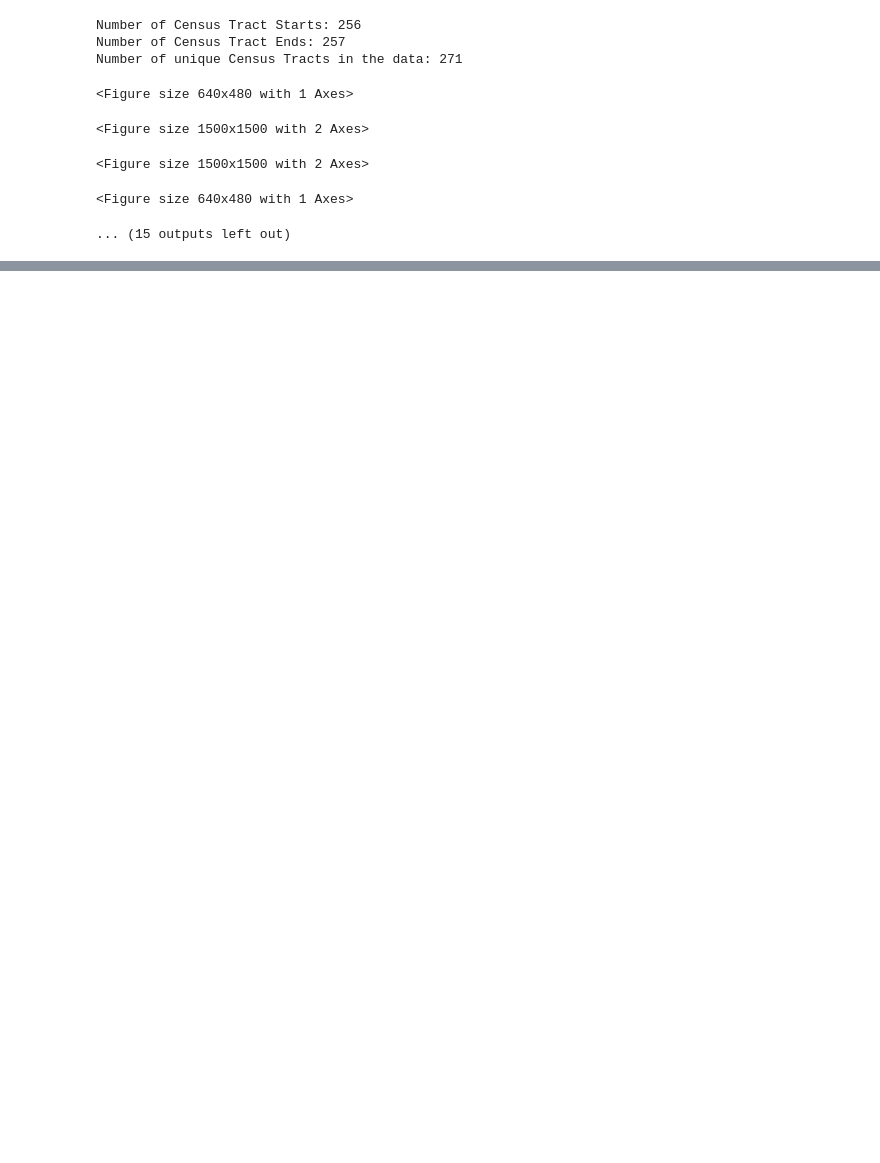
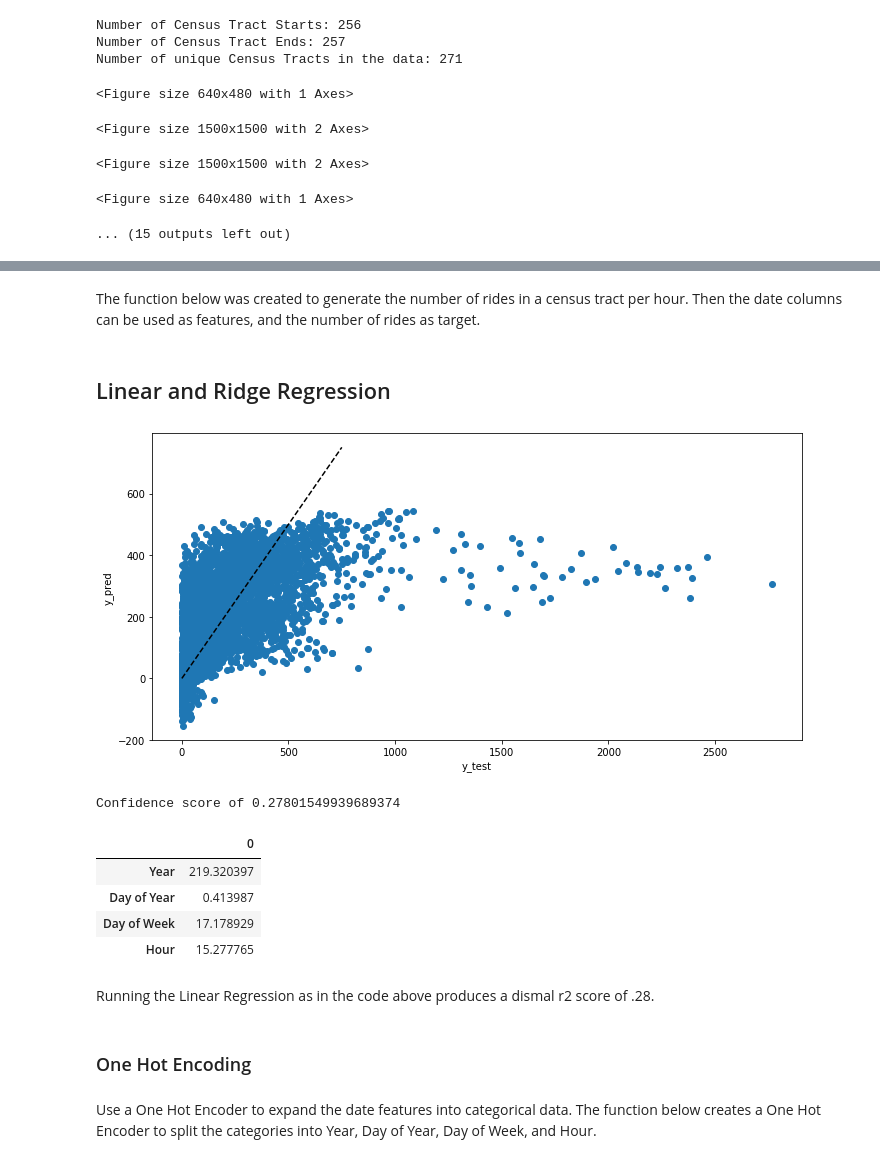
Before and after one commit to trevbhatt/predicting_scooter_utilization, a Jupyter notebook: machine_learning_analysis.ipynb, the cells around one changed output, grey strips where cells are left out. Cells and saved outputs as stored; diff of their text form; code cells hidden in the pictures; blank space fills up the shorter version.

```diff
--- a/machine_learning_analysis.ipynb
+++ b/machine_learning_analysis.ipynb
@@ -209,0 +63,2 @@ Confidence score for categorical X with Linear Regression: 0.47224404895226857
+# %% [markdown]
+The function below was created to generate the number of rides in a census tract per hour.  Then the date columns can be used as features, and the number of rides as target.
@@ -209,0 +101,40 @@ Confidence score for categorical X with Linear Regression: 0.47224404895226857
+# %% [markdown]
+## Linear and Ridge Regression
+# %%
+def run_regression(regressor, census_tract, source_df=scooters):
+    '''Runs desired regression on the specified census tract. Plots results and prints score
+    Classifier: desired sklearn classifier
+    census_tract: string--census tract number
+    source_df: DataFrame--source dataframe, default is scooters'''
+
+    # Create features and target
+    df = ct_by_hour(source_df, census_tract)
+
+
+    X = df[['Year', 'Day of Year', 'Day of Week', 'Hour']]
+    y = df['n']
+
+    # Split into test and training data
+    X_train, X_test, y_train, y_test = train_test_split(X, y, test_size=0.4, random_state=42)
+
+
+    # Fit classifier to training data
+    regressor.fit(X_train, y_train)
+
+    # Predict on test data
+    y_pred_reg = regressor.predict(X_test)
+
+    plt.figure(figsize=(10, 5))
+
+    plt.scatter(y_test, y_pred_reg)
+    plt.xlabel('y_test')
+    plt.ylabel('y_pred')
+    plt.plot([0, 750], [0, 750], '--k')
+
+    plt.tight_layout()
+    plt.show()
+    plt.close()
+
+    print(f'Confidence score of {r2_score(y_test, y_pred_reg)} \n')
+
+    return regressor, X, y
@@ -209,0 +145,20 @@ Confidence score for categorical X with Linear Regression: 0.47224404895226857
+# %%
+# Run a linear regression on the most popular census tract
+linreg, linreg_X, linreg_y= run_regression(LinearRegression(), '48453001100');
+
+# print the coefficients
+pd.DataFrame(linreg.coef_, linreg_X.columns)
+# %% [output]
+[figure, added]
+Confidence score of 0.27801549939689374
+|  | 0 |
+| Year | 219.320397 |
+| Day of Year | 0.413987 |
+| Day of Week | 17.178929 |
+| Hour | 15.277765 |
+# %% [markdown]
+Running the Linear Regression as in the code above produces a dismal r2 score of .28.
+# %% [markdown]
+### One Hot Encoding
+# %% [markdown]
+Use a One Hot Encoder to expand the date features into categorical data.  The function below creates a One Hot Encoder to split the categories into Year, Day of Year, Day of Week, and Hour.
```
Also changed, not shown: parts of 67 cells of this notebook.
